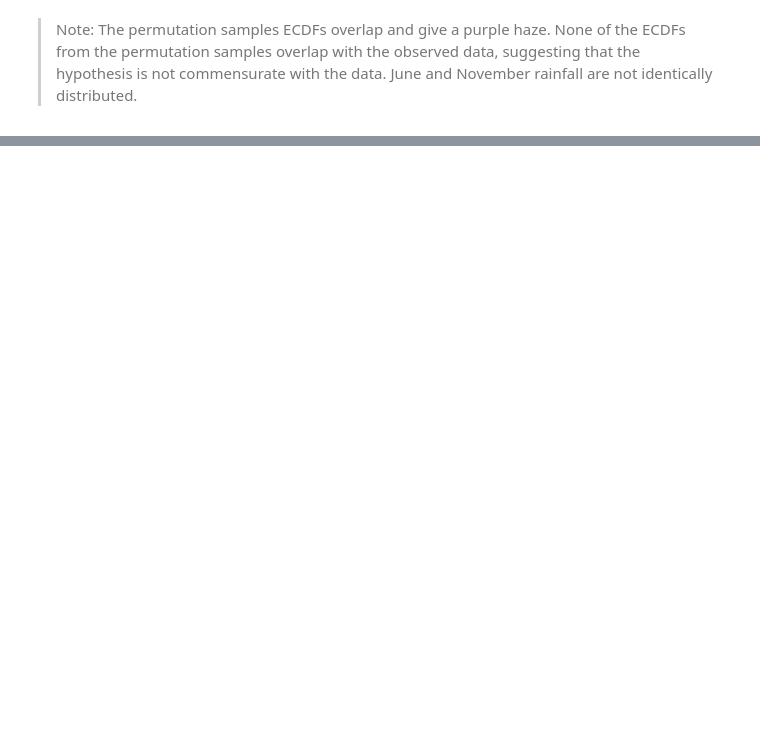
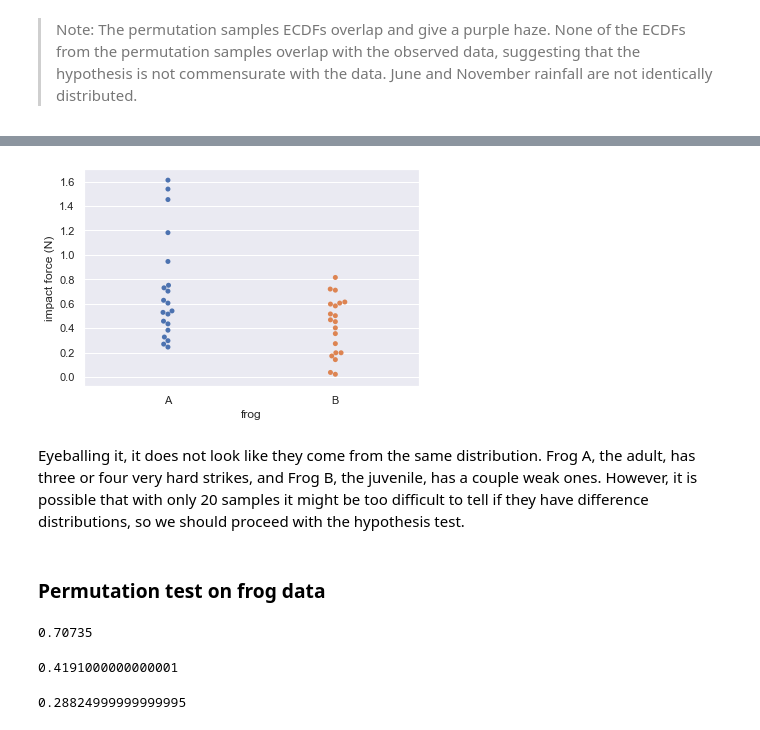
Before and after one commit to VictorOmondi1997/Statistical-Thinking-in-Python-Part-2-, a Jupyter notebook: Statistical Thinking in Python (Part 2).ipynb, the cells around one changed output, grey strips where cells are left out. Saved outputs shown, nothing was run; the diff lists cells and outputs as text; code cells hidden in the pictures; blank space fills up the shorter version.

```diff
--- a/Statistical Thinking in Python (Part 2).ipynb
+++ b/Statistical Thinking in Python (Part 2).ipynb
@@ -740,0 +798,3 @@ plt.show()
+# %%
+frogs = pd.read_csv("datasets/frogs.csv")
+frogs.head()
@@ -740,0 +808,28 @@ plt.show()
+# %%
+# Make bee swarm plot
+_ = sns.swarmplot(data=frogs, x="ID", y="impact_force")
+
+# Label axes
+_ = plt.xlabel('frog')
+_ = plt.ylabel('impact force (N)')
+
+# Show the plot
+plt.show()
+# %% [output]
+[figure, added]
+# %% [markdown]
+Eyeballing it, it does not look like they come from the same distribution. Frog A, the adult, has three or four very hard strikes, and Frog B, the juvenile, has a couple weak ones. However, it is possible that with only 20 samples it might be too difficult to tell if they have difference distributions, so we should proceed with the hypothesis test.
+# %% [markdown]
+### Permutation test on frog data
+# %%
+frogs[frogs.ID=="A"].impact_force.mean()
+# %% [output]
+0.70735
+# %%
+frogs[frogs.ID=="B"].impact_force.mean()
+# %% [output]
+0.4191000000000001
+# %%
+frogs[frogs.ID=="A"].impact_force.mean() - frogs[frogs.ID=="B"].impact_force.mean()
+# %% [output]
+0.28824999999999995
```
Also changed, not shown: parts of 49 cells of this notebook.
